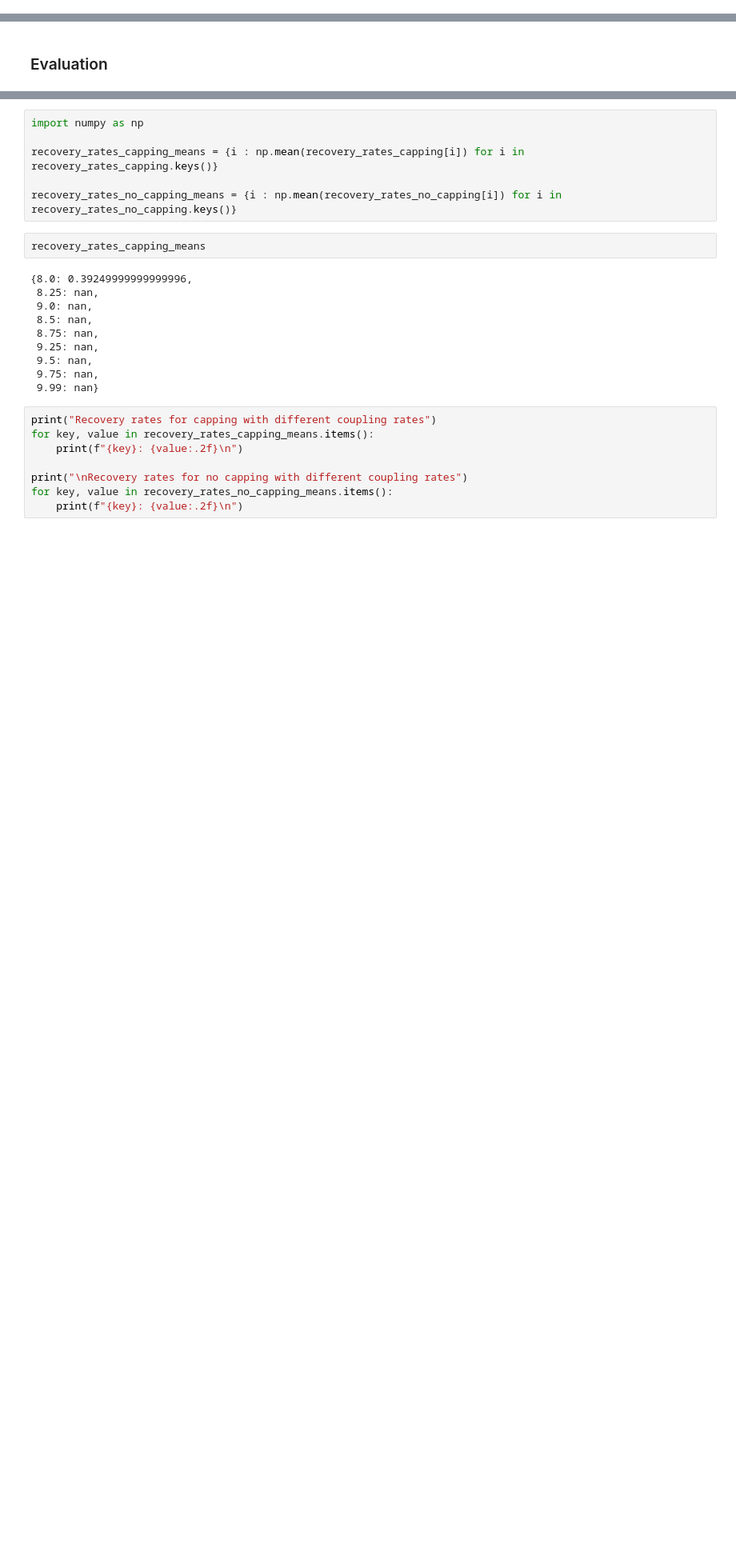
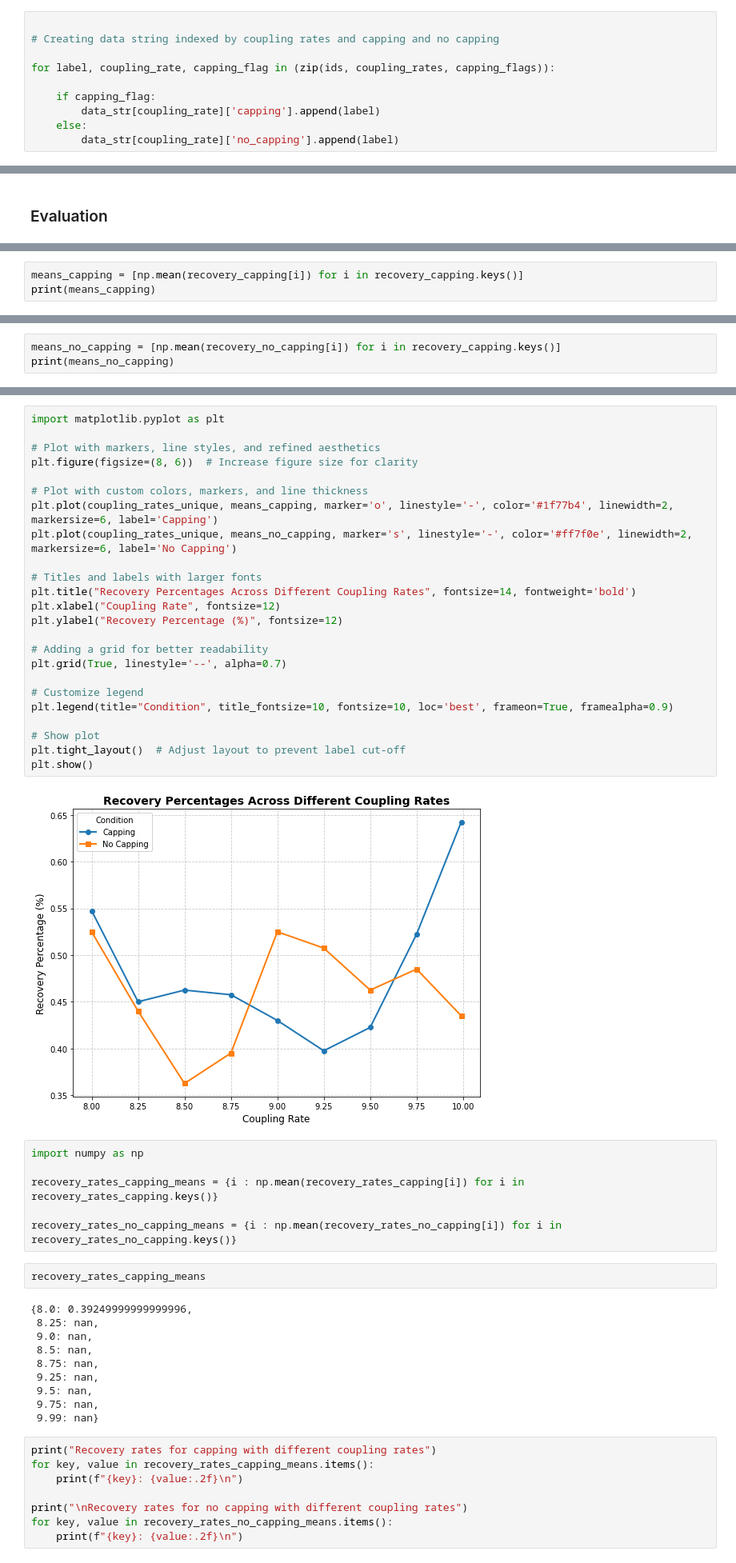
Before and after one commit to Parvfect/Incomplete_cycles, a Jupyter notebook: naive_model/testing_pbsim_alignment.ipynb, the cells around one changed output, grey strips where cells are left out. Shown at 80% size. Cells and saved outputs as stored; diff of their text form; blank space fills up the shorter version.

```diff
--- a/naive_model/testing_pbsim_alignment.ipynb
+++ b/naive_model/testing_pbsim_alignment.ipynb
@@ -152,0 +144,10 @@ KeyboardInterrupt:
+# %%
+
+# Creating data string indexed by coupling rates and capping and no capping
+
+for label, coupling_rate, capping_flag in (zip(ids, coupling_rates, capping_flags)):
+
+    if capping_flag:
+        data_str[coupling_rate]['capping'].append(label)
+    else:
+        data_str[coupling_rate]['no_capping'].append(label)
@@ -202,0 +288,3 @@ recovery_rates_capping
+# %%
+means_capping = [np.mean(recovery_capping[i]) for i in recovery_capping.keys()]
+print(means_capping)
@@ -202,0 +293,3 @@ recovery_rates_capping
+# %%
+means_no_capping = [np.mean(recovery_no_capping[i]) for i in recovery_capping.keys()]
+print(means_no_capping)
@@ -203,3 +298,29 @@ recovery_rates_capping
+# %%
+import matplotlib.pyplot as plt
+
+# Plot with markers, line styles, and refined aesthetics
+plt.figure(figsize=(8, 6))  # Increase figure size for clarity
+
+# Plot with custom colors, markers, and line thickness
+plt.plot(coupling_rates_unique, means_capping, marker='o', linestyle='-', color='#1f77b4', linewidth=2, markersize=6, label='Capping')
+plt.plot(coupling_rates_unique, means_no_capping, marker='s', linestyle='-', color='#ff7f0e', linewidth=2, markersize=6, label='No Capping')
+
+# Titles and labels with larger fonts
+plt.title("Recovery Percentages Across Different Coupling Rates", fontsize=14, fontweight='bold')
+plt.xlabel("Coupling Rate", fontsize=12)
+plt.ylabel("Recovery Percentage (%)", fontsize=12)
+
+# Adding a grid for better readability
+plt.grid(True, linestyle='--', alpha=0.7)
+
+# Customize legend
+plt.legend(title="Condition", title_fontsize=10, fontsize=10, loc='best', frameon=True, framealpha=0.9)
+
+# Show plot
+plt.tight_layout()  # Adjust layout to prevent label cut-off
+plt.show()
+# %% [output]
+[figure, added]
 # %%
 import numpy as np
 
```
Also changed, not shown: parts of 14 cells of this notebook, 1 other file.
